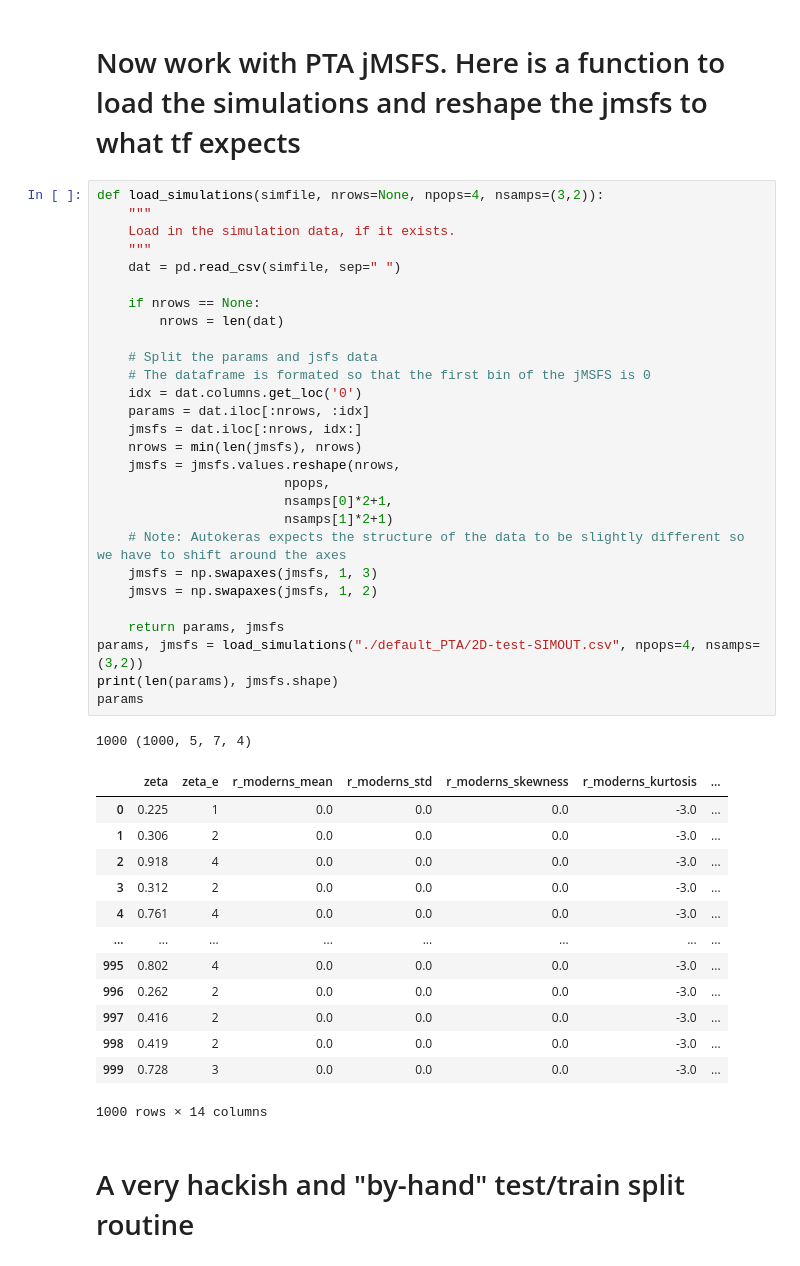
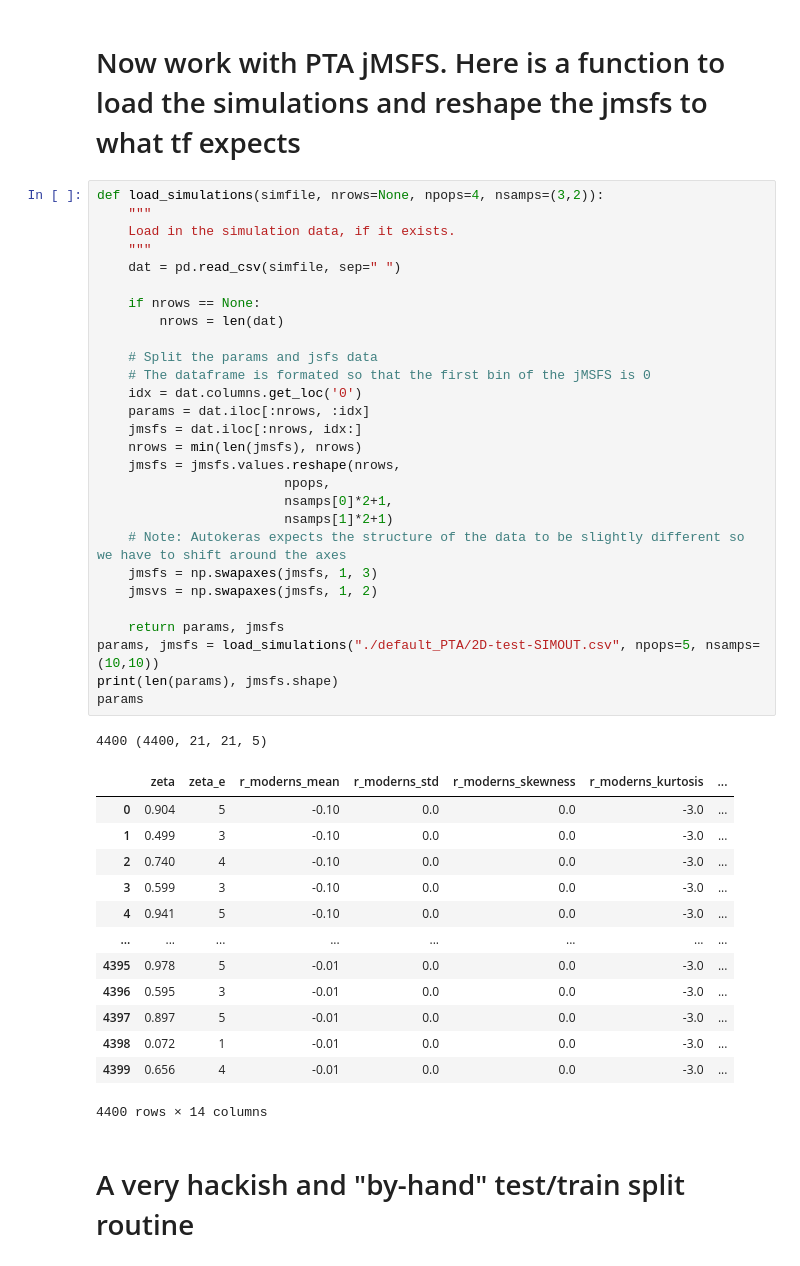
Before and after one commit to philippinespire/ptaPIRE, a Jupyter notebook: jupyter-notebooks/ptaPIRE-ML-Dev.ipynb, the cells around one changed output. Drawn from its saved outputs; the diff is of its cells as text.

```diff
--- a/jupyter-notebooks/ptaPIRE-ML-Dev.ipynb
+++ b/jupyter-notebooks/ptaPIRE-ML-Dev.ipynb
@@ -72,46 +79,46 @@ KeyboardInterrupt:
 # %%
 def load_simulations(simfile, nrows=None, npops=4, nsamps=(3,2)):
     """
     Load in the simulation data, if it exists.
     """
     dat = pd.read_csv(simfile, sep=" ")
 
     if nrows == None:
         nrows = len(dat)
 
     # Split the params and jsfs data
     # The dataframe is formated so that the first bin of the jMSFS is 0
     idx = dat.columns.get_loc('0')
     params = dat.iloc[:nrows, :idx]
     jmsfs = dat.iloc[:nrows, idx:]
     nrows = min(len(jmsfs), nrows)
     jmsfs = jmsfs.values.reshape(nrows,
                         npops,
                         nsamps[0]*2+1,
                         nsamps[1]*2+1)
     # Note: Autokeras expects the structure of the data to be slightly different so we have to shift around the axes
     jmsfs = np.swapaxes(jmsfs, 1, 3)
     jmsvs = np.swapaxes(jmsfs, 1, 2)
 
     return params, jmsfs
-params, jmsfs = load_simulations("./default_PTA/2D-test-SIMOUT.csv", npops=4, nsamps=(3,2))
+params, jmsfs = load_simulations("./default_PTA/2D-test-SIMOUT.csv", npops=5, nsamps=(10,10))
 print(len(params), jmsfs.shape)
 params
 # %% [output]
-1000 (1000, 5, 7, 4)
+4400 (4400, 21, 21, 5)
 |  | zeta | zeta_e | r_moderns_mean | r_moderns_std | r_moderns_skewness | r_moderns_kurtosis | ... |
-| 0 | 0.225 | 1 | 0.0 | 0.0 | 0.0 | -3.0 | ... |
-| 1 | 0.306 | 2 | 0.0 | 0.0 | 0.0 | -3.0 | ... |
-| 2 | 0.918 | 4 | 0.0 | 0.0 | 0.0 | -3.0 | ... |
-| 3 | 0.312 | 2 | 0.0 | 0.0 | 0.0 | -3.0 | ... |
-| 4 | 0.761 | 4 | 0.0 | 0.0 | 0.0 | -3.0 | ... |
+| 0 | 0.904 | 5 | -0.10 | 0.0 | 0.0 | -3.0 | ... |
+| 1 | 0.499 | 3 | -0.10 | 0.0 | 0.0 | -3.0 | ... |
+| 2 | 0.740 | 4 | -0.10 | 0.0 | 0.0 | -3.0 | ... |
+| 3 | 0.599 | 3 | -0.10 | 0.0 | 0.0 | -3.0 | ... |
+| 4 | 0.941 | 5 | -0.10 | 0.0 | 0.0 | -3.0 | ... |
 | ... | ... | ... | ... | ... | ... | ... | ... |
-| 995 | 0.802 | 4 | 0.0 | 0.0 | 0.0 | -3.0 | ... |
-| 996 | 0.262 | 2 | 0.0 | 0.0 | 0.0 | -3.0 | ... |
-| 997 | 0.416 | 2 | 0.0 | 0.0 | 0.0 | -3.0 | ... |
-| 998 | 0.419 | 2 | 0.0 | 0.0 | 0.0 | -3.0 | ... |
-| 999 | 0.728 | 3 | 0.0 | 0.0 | 0.0 | -3.0 | ... |
+| 4395 | 0.978 | 5 | -0.01 | 0.0 | 0.0 | -3.0 | ... |
+| 4396 | 0.595 | 3 | -0.01 | 0.0 | 0.0 | -3.0 | ... |
+| 4397 | 0.897 | 5 | -0.01 | 0.0 | 0.0 | -3.0 | ... |
+| 4398 | 0.072 | 1 | -0.01 | 0.0 | 0.0 | -3.0 | ... |
+| 4399 | 0.656 | 4 | -0.01 | 0.0 | 0.0 | -3.0 | ... |
-1000 rows × 14 columns
+4400 rows × 14 columns
 # %% [markdown]
 # A very hackish and "by-hand" test/train split routine
 # %%
```
Also changed, not shown: parts of 10 cells of this notebook, 2 other files.
